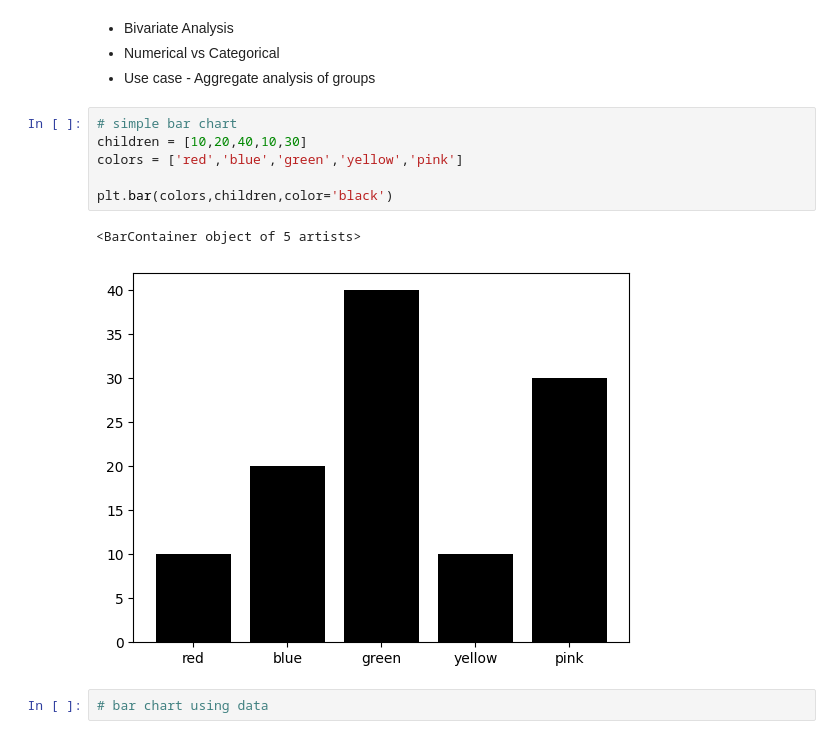
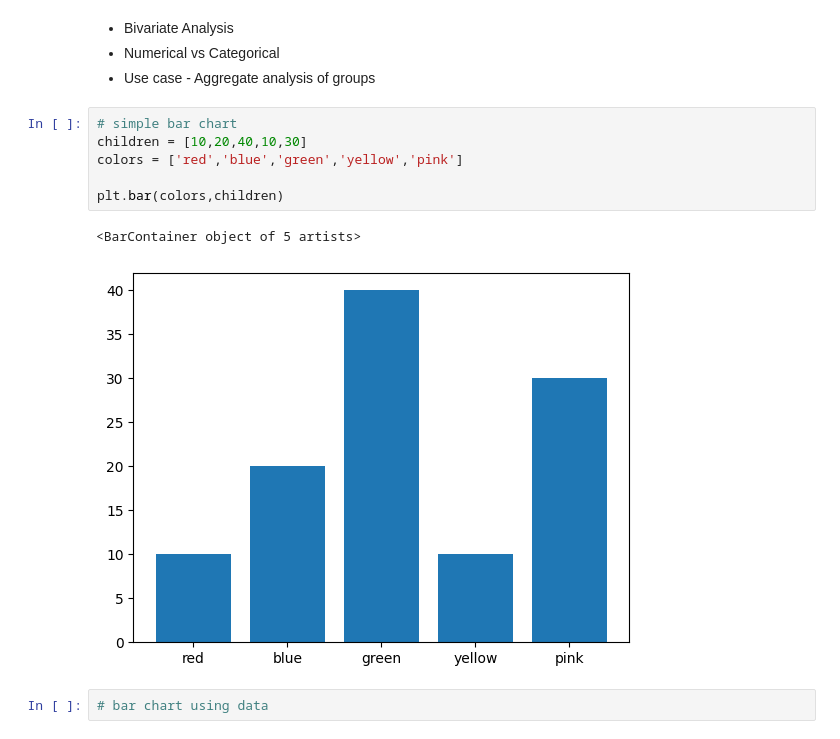
Before and after one commit to AhmadBinAbdulJabbar/campusx, a Jupyter notebook: session_23_matplotlib.ipynb, the cells around one changed output. Saved outputs shown, nothing was run; the diff lists cells and outputs as text.

```diff
--- a/session_23_matplotlib.ipynb
+++ b/session_23_matplotlib.ipynb
@@ -234,12 +234,12 @@ plt.plot(tips['total_bill'],tips['tip'],'o')
 # %%
 # simple bar chart
 children = [10,20,40,10,30]
 colors = ['red','blue','green','yellow','pink']
 
-plt.bar(colors,children,color='black')
+plt.bar(colors,children)
 # %% [output]
 <BarContainer object of 5 artists>
-[figure, old version]
+[figure, new version]
 # %%
 # bar chart using data
 # %%
```
Also changed, not shown: parts of 7 cells of this notebook.
